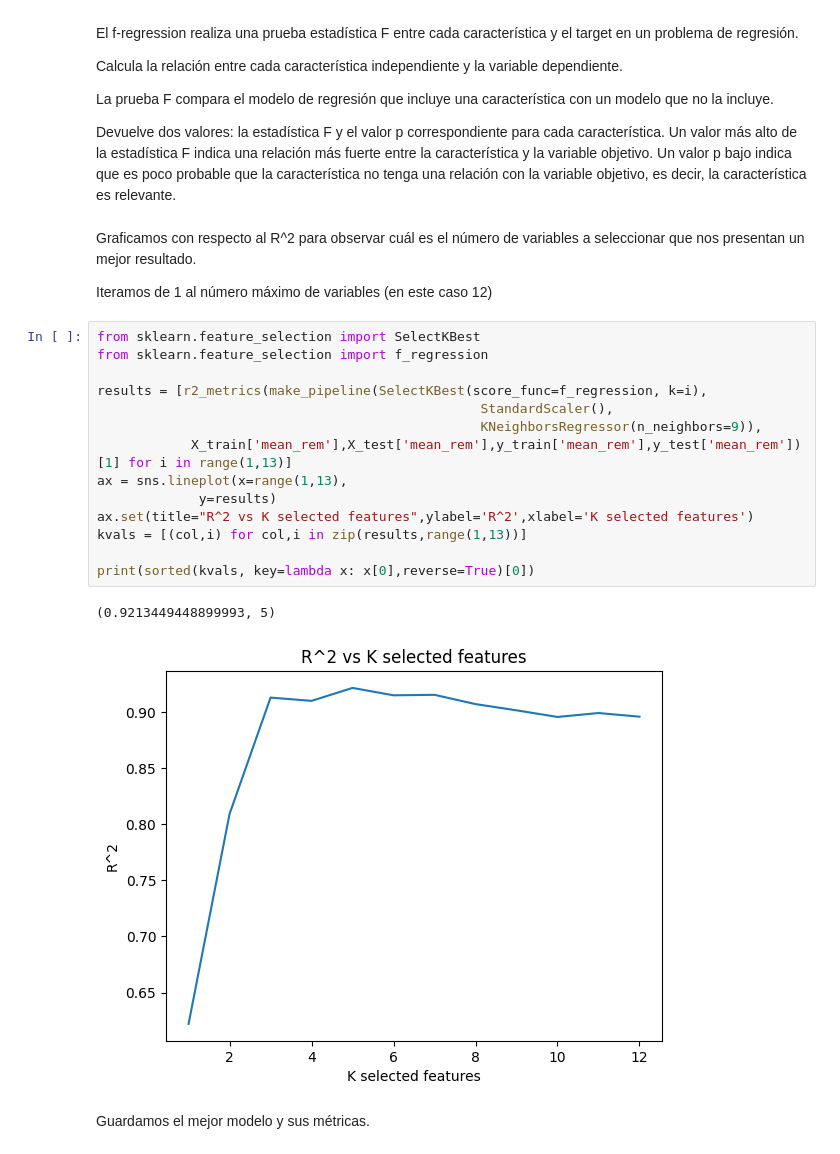
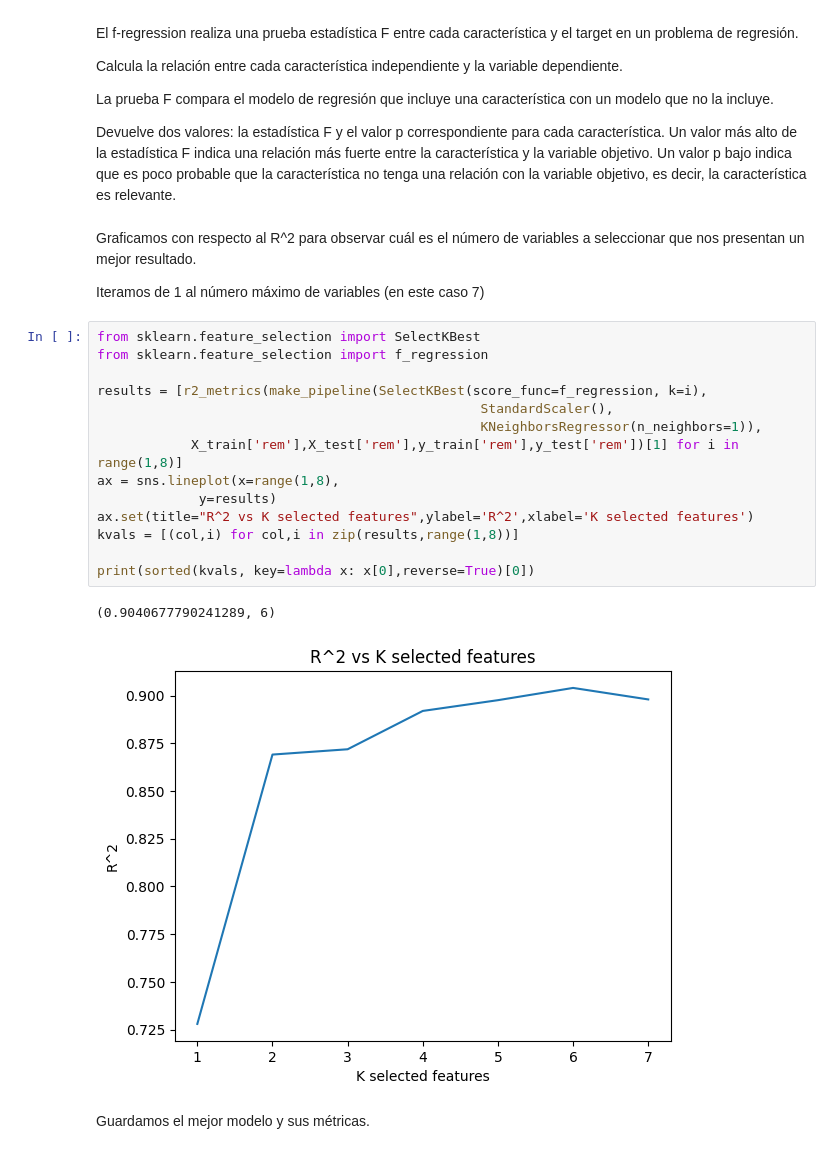
Before and after one commit to alfa7g7/Gestion-estrategica-I, a Jupyter notebook: 1_tareas_regresion/regProject_university.ipynb, the cells around one changed output. Drawn from its saved outputs; the diff is of its cells as text.

```diff
--- a/1_tareas_regresion/regProject_university.ipynb
+++ b/1_tareas_regresion/regProject_university.ipynb
@@ -919,24 +919,24 @@ Devuelve dos valores: la estadística F y el valor p correspondiente para cada c
 # %% [markdown]
 Graficamos con respecto al R^2 para observar cuál es el número de variables a seleccionar que nos presentan un mejor resultado.
 
-Iteramos de 1 al número máximo de variables (en este caso 12)
+Iteramos de 1 al número máximo de variables (en este caso 7)
 # %%
 from sklearn.feature_selection import SelectKBest
 from sklearn.feature_selection import f_regression
 
 results = [r2_metrics(make_pipeline(SelectKBest(score_func=f_regression, k=i),
                                                  StandardScaler(),
-                                                 KNeighborsRegressor(n_neighbors=9)),
-            X_train['mean_rem'],X_test['mean_rem'],y_train['mean_rem'],y_test['mean_rem'])[1] for i in range(1,13)]
-ax = sns.lineplot(x=range(1,13),
+                                                 KNeighborsRegressor(n_neighbors=1)),
+            X_train['rem'],X_test['rem'],y_train['rem'],y_test['rem'])[1] for i in range(1,8)]
+ax = sns.lineplot(x=range(1,8),
              y=results)
 ax.set(title="R^2 vs K selected features",ylabel='R^2',xlabel='K selected features')
-kvals = [(col,i) for col,i in zip(results,range(1,13))]
+kvals = [(col,i) for col,i in zip(results,range(1,8))]
 
 print(sorted(kvals, key=lambda x: x[0],reverse=True)[0])
 # %% [output]
-(0.9213449448899993, 5)
+(0.9040677790241289, 6)
-[figure, old version]
+[figure, new version]
 # %% [markdown]
 Guardamos el mejor modelo y sus métricas.
 # %%
```
Also changed, not shown: parts of 6 cells of this notebook.
